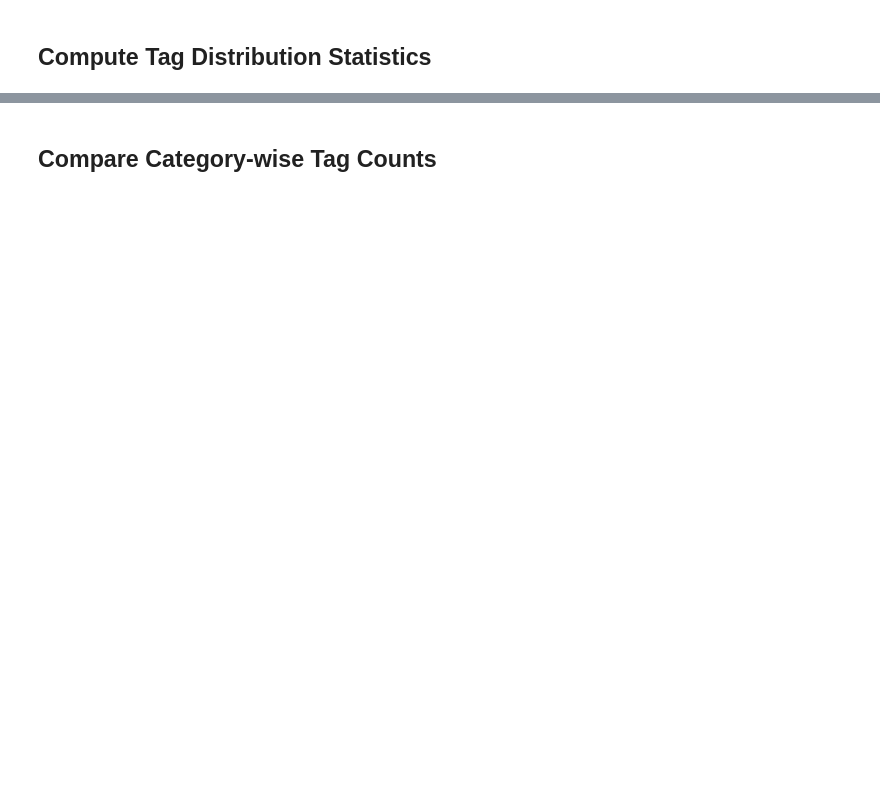
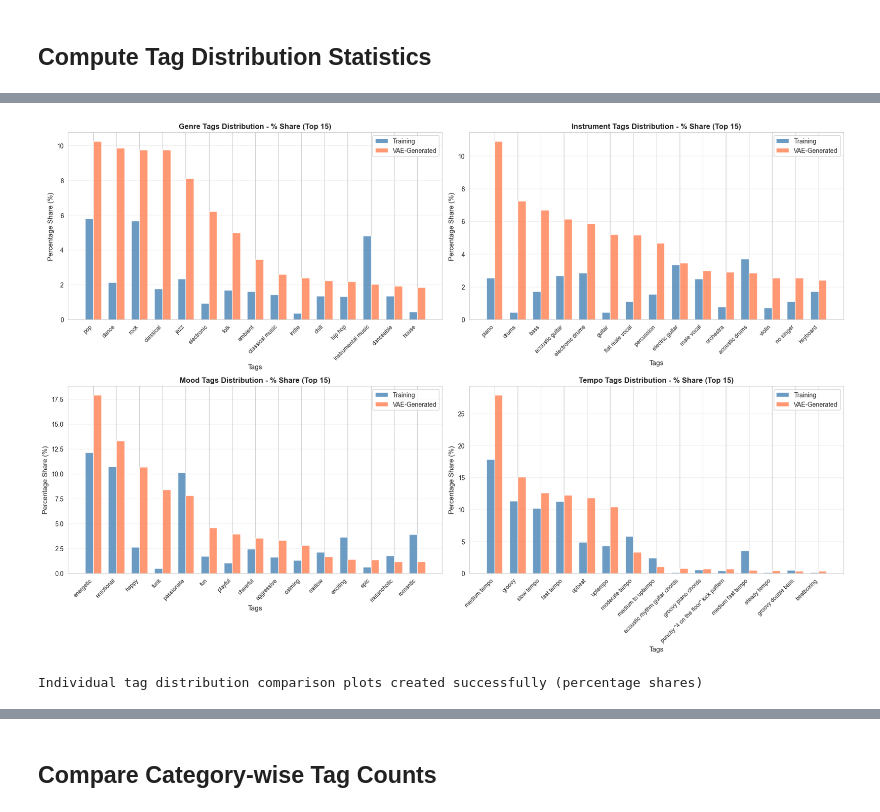
Before and after one commit to BrunoSienkiewicz/ConceptCaps, a Jupyter notebook: notebooks/vae-tags-dataset-comparison.ipynb, the cells around one changed output, grey strips where cells are left out. Drawn from its saved outputs; the diff is of its cells as text; code cells hidden in the pictures; blank space fills up the shorter version.

```diff
--- a/notebooks/vae-tags-dataset-comparison.ipynb
+++ b/notebooks/vae-tags-dataset-comparison.ipynb
@@ -49,10 +77,8 @@ df_vae = df_vae.fillna('')
 
 # Parse tag strings and list representations
 df_vae['aspect_list'] = df_vae['aspect_list'].apply(lambda x: ast.literal_eval(x) if isinstance(x, str) else [])
-df_vae['generated_tempo_tags'] = df_vae['generated_tempo_tags'].apply(lambda x: ast.literal_eval(x) if isinstance(x, str) else [])
-df_vae['generated_genre_tags'] = df_vae['generated_genre_tags'].apply(lambda x: ast.literal_eval(x) if isinstance(x, str) else [])
-df_vae['generated_mood_tags'] = df_vae['generated_mood_tags'].apply(lambda x: ast.literal_eval(x) if isinstance(x, str) else [])
-df_vae['generated_instrument_tags'] = df_vae['generated_instrument_tags'].apply(lambda x: ast.literal_eval(x) if isinstance(x, str) else [])
+tag_categories = df_vae['aspect_list'].apply(parse_tags)
+df_vae = pd.concat([df_vae, tag_categories], axis=1)
 
 print("\nVAE-Generated Dataset Loaded")
 print(f"  Shape: {df_vae.shape}")
@@ -72,18 +119,18 @@ print(f"  Shape: {df_vae_baseline.shape}")
 
 # Define tag categories for comparison
 tag_categories = {
-    'Tempo': ('tempo_tags', 'generated_tempo_tags'),
-    'Genre': ('genre_tags', 'generated_genre_tags'),
-    'Mood': ('mood_tags', 'generated_mood_tags'),
-    'Instrument': ('instrument_tags', 'generated_instrument_tags')
+    'Tempo': 'tempo_tags',
+    'Genre': 'genre_tags',
+    'Mood': 'mood_tags',
+    'Instrument': 'instrument_tags',
 }
 
 # Compute statistics for each category
 stats_data = []
 
-for cat_name, (train_col, vae_col) in tag_categories.items():
-    train_counts = df_train[train_col].apply(len)
-    vae_counts = df_vae_baseline[vae_col].apply(len)
+for cat_name, col in tag_categories.items():
+    train_counts = df_train[col].apply(len)
+    vae_counts = df_vae_baseline[col].apply(len)
 
     stats_data.append({
         'Category': cat_name,
@@ -119,0 +268,33 @@ print(stats_df.to_string(index=False))
+# %%
+# Create visualizations comparing tag distributions
+fig, axes = plt.subplots(2, 2, figsize=(18, 12))
+axes = axes.flatten()
+
+for idx, (cat_name, _) in enumerate(categories_to_compare):
+    ax = axes[idx]
+    comparison_df = tag_comparison_results[cat_name]
+
+    # Select top 15 tags by training count for visibility
+    top_tags = comparison_df.nlargest(15, 'VAE Count')
+
+    x = np.arange(len(top_tags))
+    width = 0.35
+
+    bars1 = ax.bar(x - width/2, top_tags['Training %'], width, label='Training', color='steelblue', alpha=0.8)
+    bars2 = ax.bar(x + width/2, top_tags['VAE %'], width, label='VAE-Generated', color='coral', alpha=0.8)
+
+    ax.set_xlabel('Tags', fontsize=11)
+    ax.set_ylabel('Percentage Share (%)', fontsize=11)
+    ax.set_title(f'{cat_name} Tags Distribution - % Share (Top 15)', fontsize=12, fontweight='bold')
+    ax.set_xticks(x)
+    ax.set_xticklabels(top_tags['Tag'], rotation=45, ha='right', fontsize=9)
+    ax.legend()
+    ax.grid(True, alpha=0.3, axis='y')
+
+plt.tight_layout()
+plt.show()
+
+print("Individual tag distribution comparison plots created successfully (percentage shares)")
+# %% [output]
+[figure, added]
+Individual tag distribution comparison plots created successfully (percentage shares)
```
Also changed, not shown: parts of 26 cells of this notebook, 1 other file.
